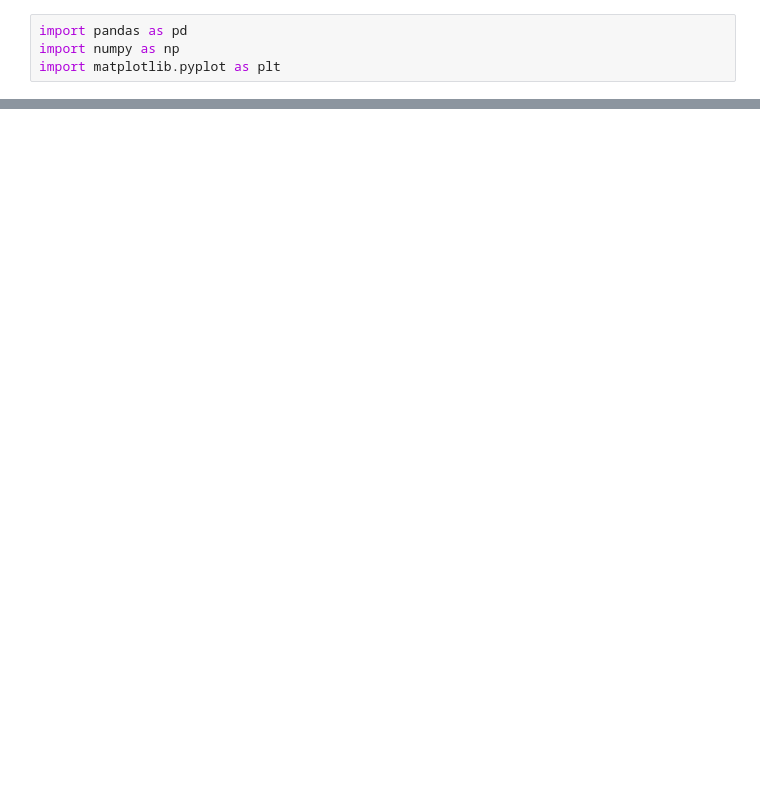
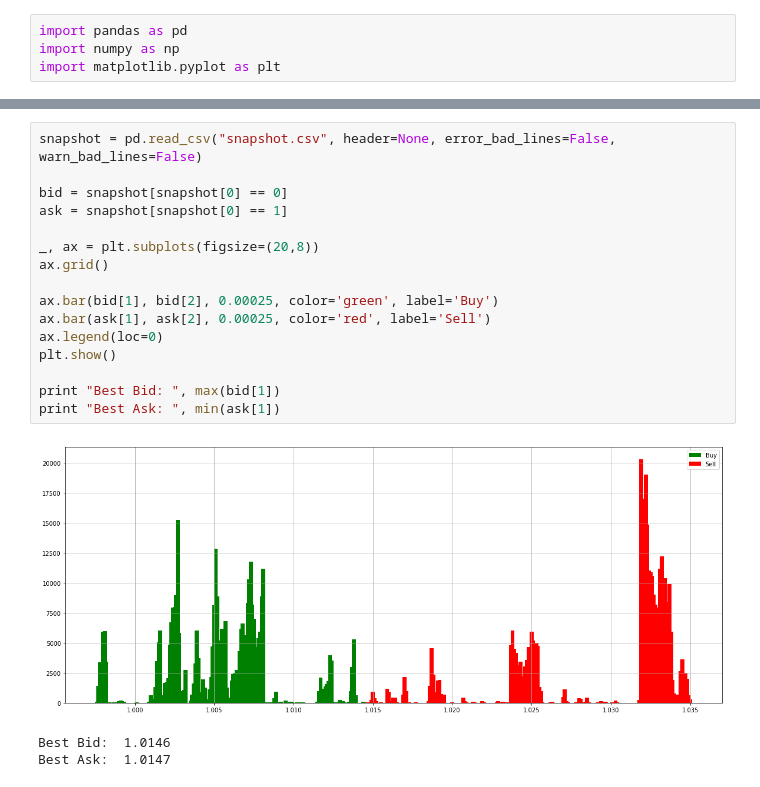
Before and after one commit to dsirotkin256/matching-cpp, a Jupyter notebook: Research/Matching analysis.ipynb, the cells around one changed output, grey strips where cells are left out. Drawn from its saved outputs; the diff is of its cells as text; blank space fills up the shorter version.

```diff
--- a/Research/Matching analysis.ipynb
+++ b/Research/Matching analysis.ipynb
@@ -32,0 +5,20 @@ Best Ask:  1.0123
+# %%
+snapshot = pd.read_csv("snapshot.csv", header=None, error_bad_lines=False, warn_bad_lines=False)
+
+bid = snapshot[snapshot[0] == 0]
+ask = snapshot[snapshot[0] == 1]
+
+_, ax = plt.subplots(figsize=(20,8))
+ax.grid()
+
+ax.bar(bid[1], bid[2], 0.00025, color='green', label='Buy')
+ax.bar(ask[1], ask[2], 0.00025, color='red', label='Sell')
+ax.legend(loc=0)
+plt.show()
+
+print "Best Bid: ", max(bid[1])
+print "Best Ask: ", min(ask[1])
+# %% [output]
+[figure, added]
+Best Bid:  1.0146
+Best Ask:  1.0147
```
Also changed, not shown: parts of 3 cells of this notebook.
